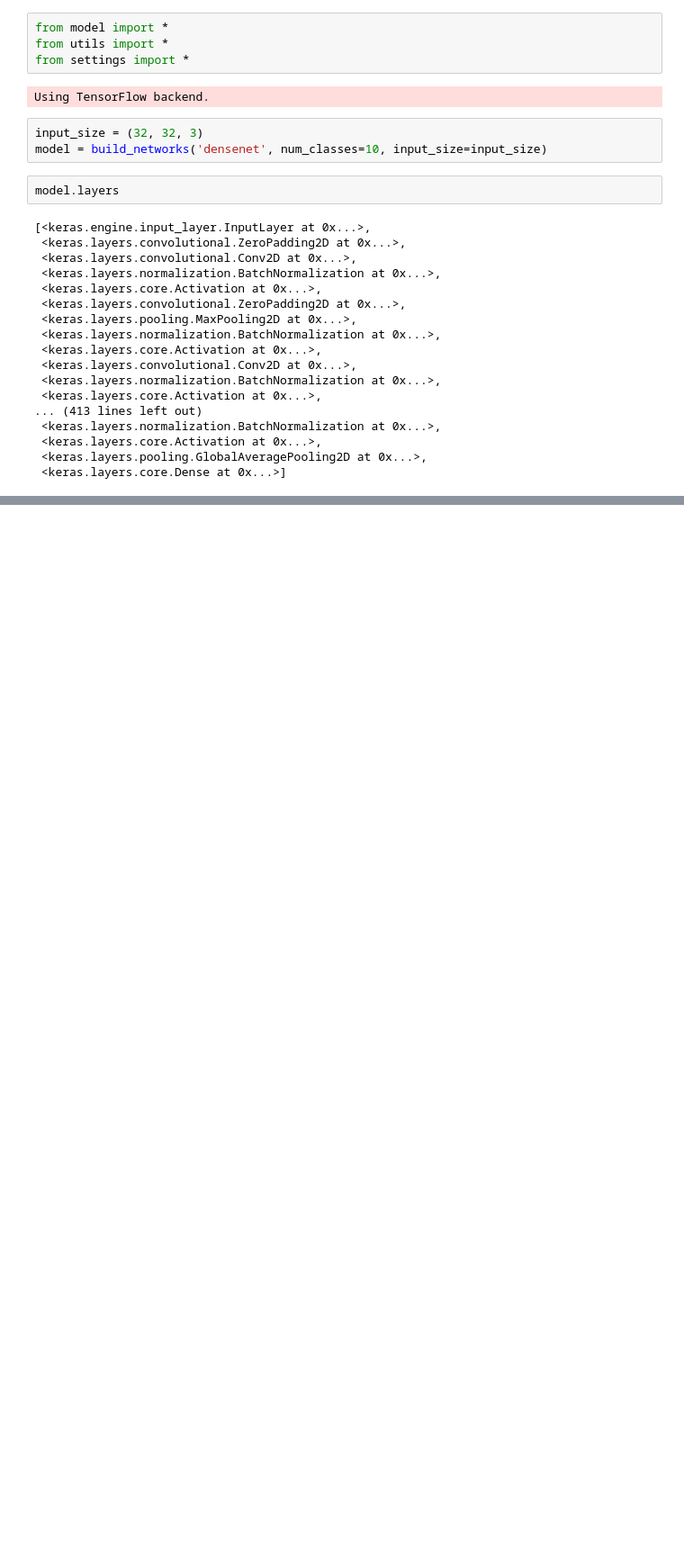
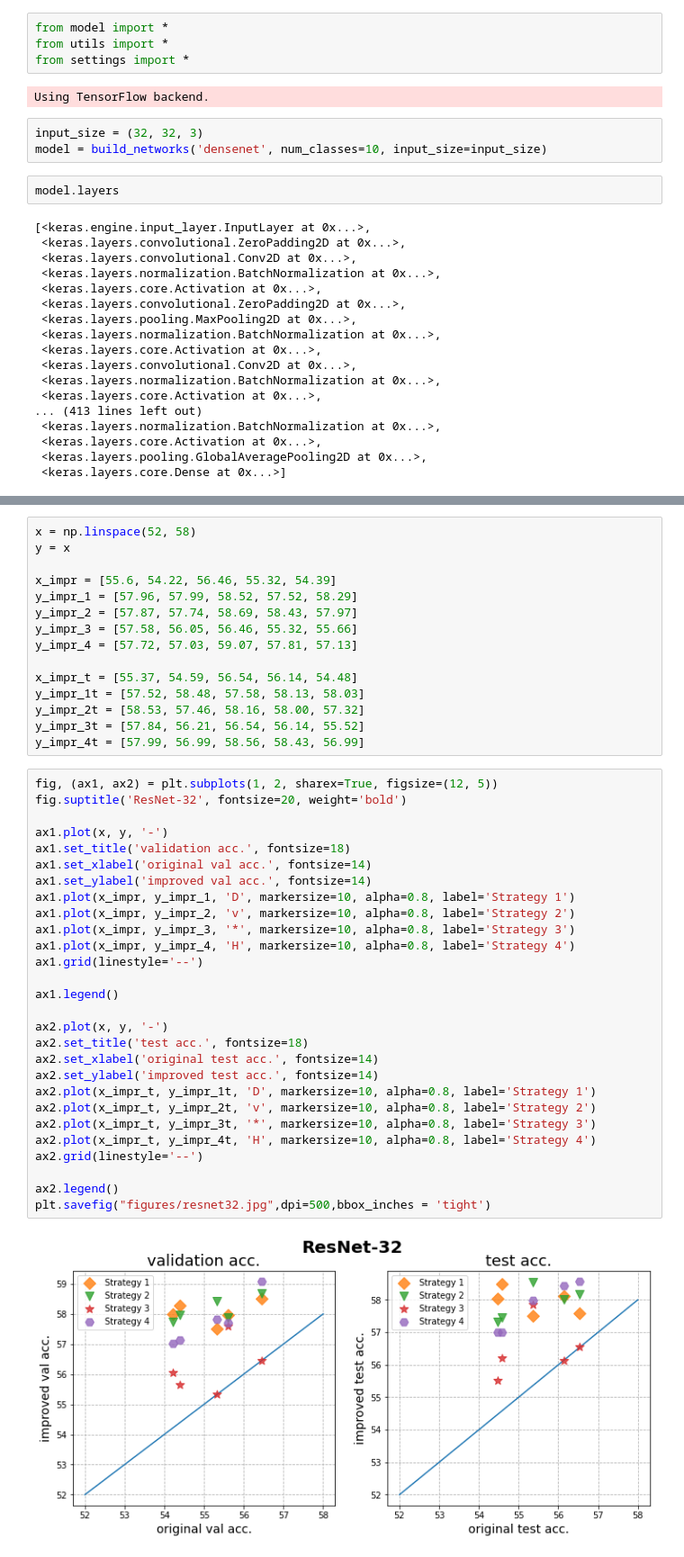
Before and after one commit to DemoAuguste/ApricotTOSEM, a Jupyter notebook: test.ipynb, the cells around one changed output, grey strips where cells are left out. Shown at 90% size. Drawn from its saved outputs; the diff is of its cells as text; blank space fills up the shorter version.

```diff
--- a/test.ipynb
+++ b/test.ipynb
@@ -29,0 +85,45 @@ model.layers
+# %%
+x = np.linspace(52, 58)
+y = x
+
+x_impr = [55.6, 54.22, 56.46, 55.32, 54.39]
+y_impr_1 = [57.96, 57.99, 58.52, 57.52, 58.29]
+y_impr_2 = [57.87, 57.74, 58.69, 58.43, 57.97]
+y_impr_3 = [57.58, 56.05, 56.46, 55.32, 55.66]
+y_impr_4 = [57.72, 57.03, 59.07, 57.81, 57.13]
+
+x_impr_t = [55.37, 54.59, 56.54, 56.14, 54.48]
+y_impr_1t = [57.52, 58.48, 57.58, 58.13, 58.03]
+y_impr_2t = [58.53, 57.46, 58.16, 58.00, 57.32]
+y_impr_3t = [57.84, 56.21, 56.54, 56.14, 55.52]
+y_impr_4t = [57.99, 56.99, 58.56, 58.43, 56.99]
+# %%
+fig, (ax1, ax2) = plt.subplots(1, 2, sharex=True, figsize=(12, 5))
+fig.suptitle('ResNet-32', fontsize=20, weight='bold')
+
+ax1.plot(x, y, '-')
+ax1.set_title('validation acc.', fontsize=18)
+ax1.set_xlabel('original val acc.', fontsize=14)
+ax1.set_ylabel('improved val acc.', fontsize=14)
+ax1.plot(x_impr, y_impr_1, 'D', markersize=10, alpha=0.8, label='Strategy 1')
+ax1.plot(x_impr, y_impr_2, 'v', markersize=10, alpha=0.8, label='Strategy 2')
+ax1.plot(x_impr, y_impr_3, '*', markersize=10, alpha=0.8, label='Strategy 3')
+ax1.plot(x_impr, y_impr_4, 'H', markersize=10, alpha=0.8, label='Strategy 4')
+ax1.grid(linestyle='--')
+
+ax1.legend()
+
+ax2.plot(x, y, '-')
+ax2.set_title('test acc.', fontsize=18)
+ax2.set_xlabel('original test acc.', fontsize=14)
+ax2.set_ylabel('improved test acc.', fontsize=14)
+ax2.plot(x_impr_t, y_impr_1t, 'D', markersize=10, alpha=0.8, label='Strategy 1')
+ax2.plot(x_impr_t, y_impr_2t, 'v', markersize=10, alpha=0.8, label='Strategy 2')
+ax2.plot(x_impr_t, y_impr_3t, '*', markersize=10, alpha=0.8, label='Strategy 3')
+ax2.plot(x_impr_t, y_impr_4t, 'H', markersize=10, alpha=0.8, label='Strategy 4')
+ax2.grid(linestyle='--')
+
+ax2.legend()
+plt.savefig("figures/resnet32.jpg",dpi=500,bbox_inches = 'tight')
+# %% [output]
+[figure, added]
```
Also changed, not shown: parts of 16 cells of this notebook, 8 other files.
